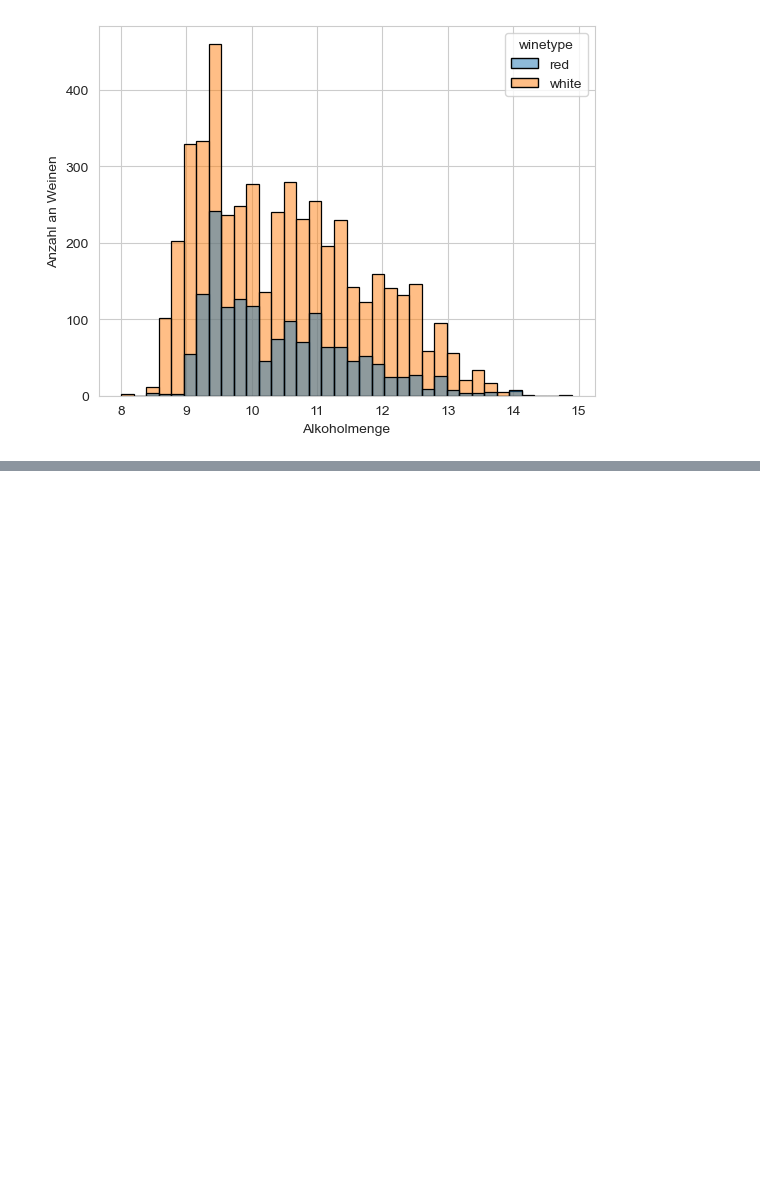
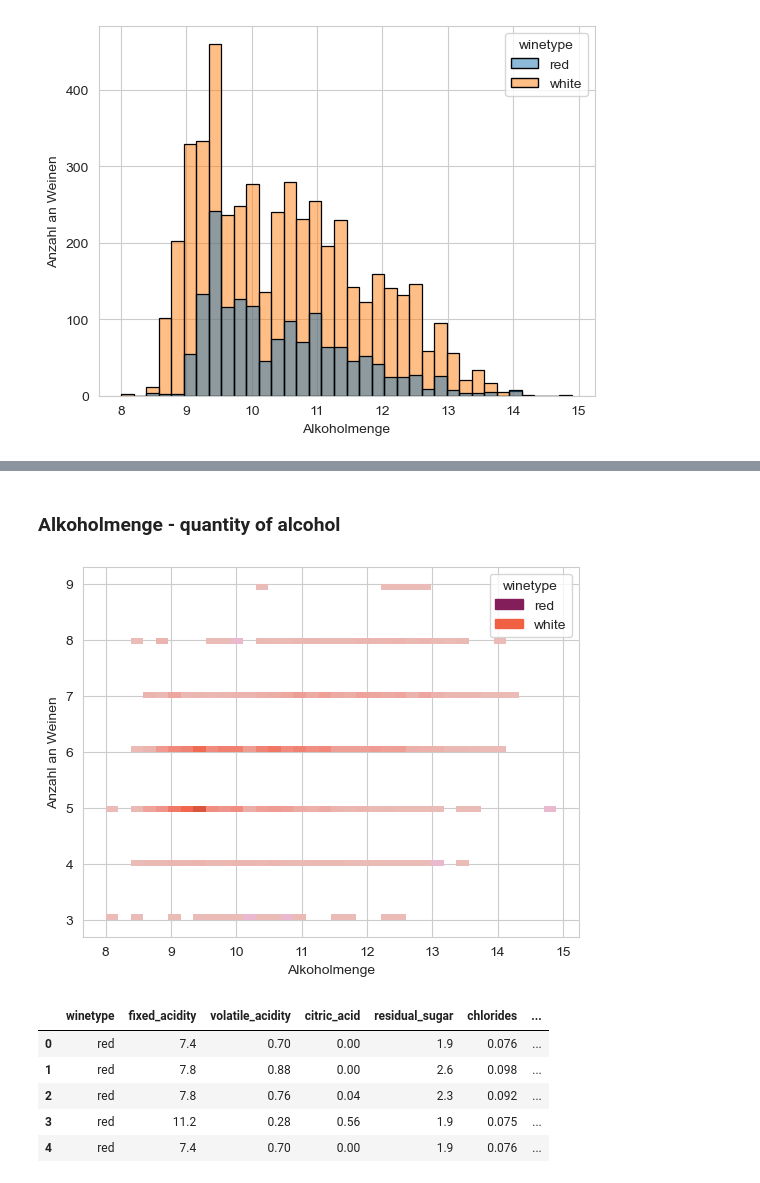
Before and after one commit to katybyte3000/Academy_Excercises, a Jupyter notebook: Project_02/sprint02/projekt02_sprint01-Dataexploration_Experimente.ipynb, the cells around one changed output, grey strips where cells are left out. Drawn from its saved outputs; the diff is of its cells as text; code cells hidden in the pictures; blank space fills up the shorter version.

```diff
--- a/Project_02/sprint02/projekt02_sprint01-Dataexploration_Experimente.ipynb
+++ b/Project_02/sprint02/projekt02_sprint01-Dataexploration_Experimente.ipynb
@@ -358,0 +384,24 @@ plt.show()
+# %% [markdown]
+### Alkoholmenge - quantity of alcohol
+# %%
+allwine.head()
+
+#sns.histplot(allwine.alcohol, color='blue', edgecolor='black'  ); # Variante 02
+sns.color_palette("crest", as_cmap=True)
+
+sns.histplot(allwine, x='alcohol', y='quality', palette='rocket', hue='winetype' ) # hue='winetype', palette='flare'
+plt.xlabel("Alkoholmenge")
+plt.ylabel("Anzahl an Weinen")
+plt.show()
+
+allwine.head()
+
+#sns.histplot(allwine.alcohol, color='blue', edgecolor='black'  ); # Variante 02
+# %% [output]
+[figure, added]
+|  | winetype | fixed_acidity | volatile_acidity | citric_acid | residual_sugar | chlorides | ... |
+| 0 | red | 7.4 | 0.70 | 0.00 | 1.9 | 0.076 | ... |
+| 1 | red | 7.8 | 0.88 | 0.00 | 2.6 | 0.098 | ... |
+| 2 | red | 7.8 | 0.76 | 0.04 | 2.3 | 0.092 | ... |
+| 3 | red | 11.2 | 0.28 | 0.56 | 1.9 | 0.075 | ... |
+| 4 | red | 7.4 | 0.70 | 0.00 | 1.9 | 0.076 | ... |
```
Also changed, not shown: parts of 23 cells of this notebook.
